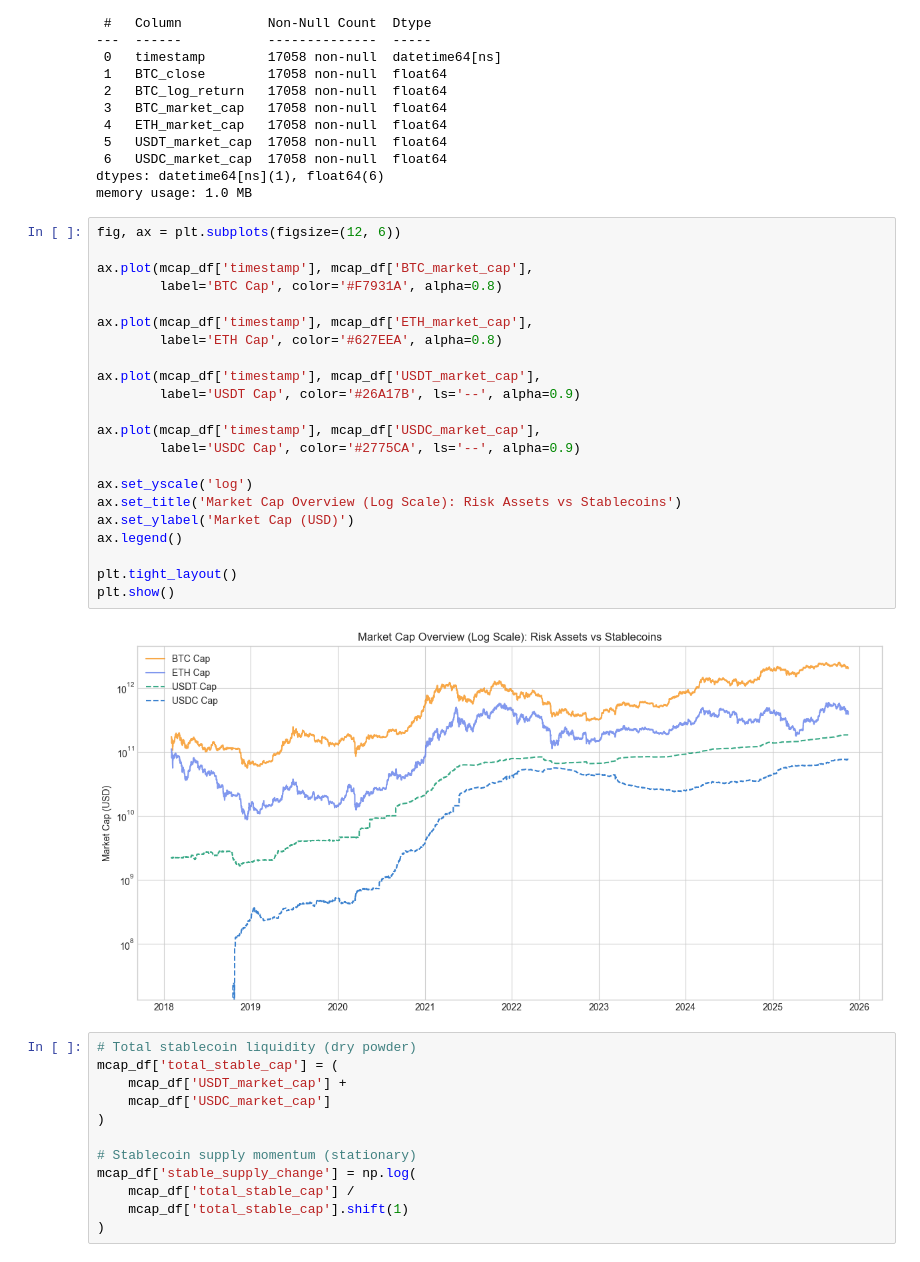
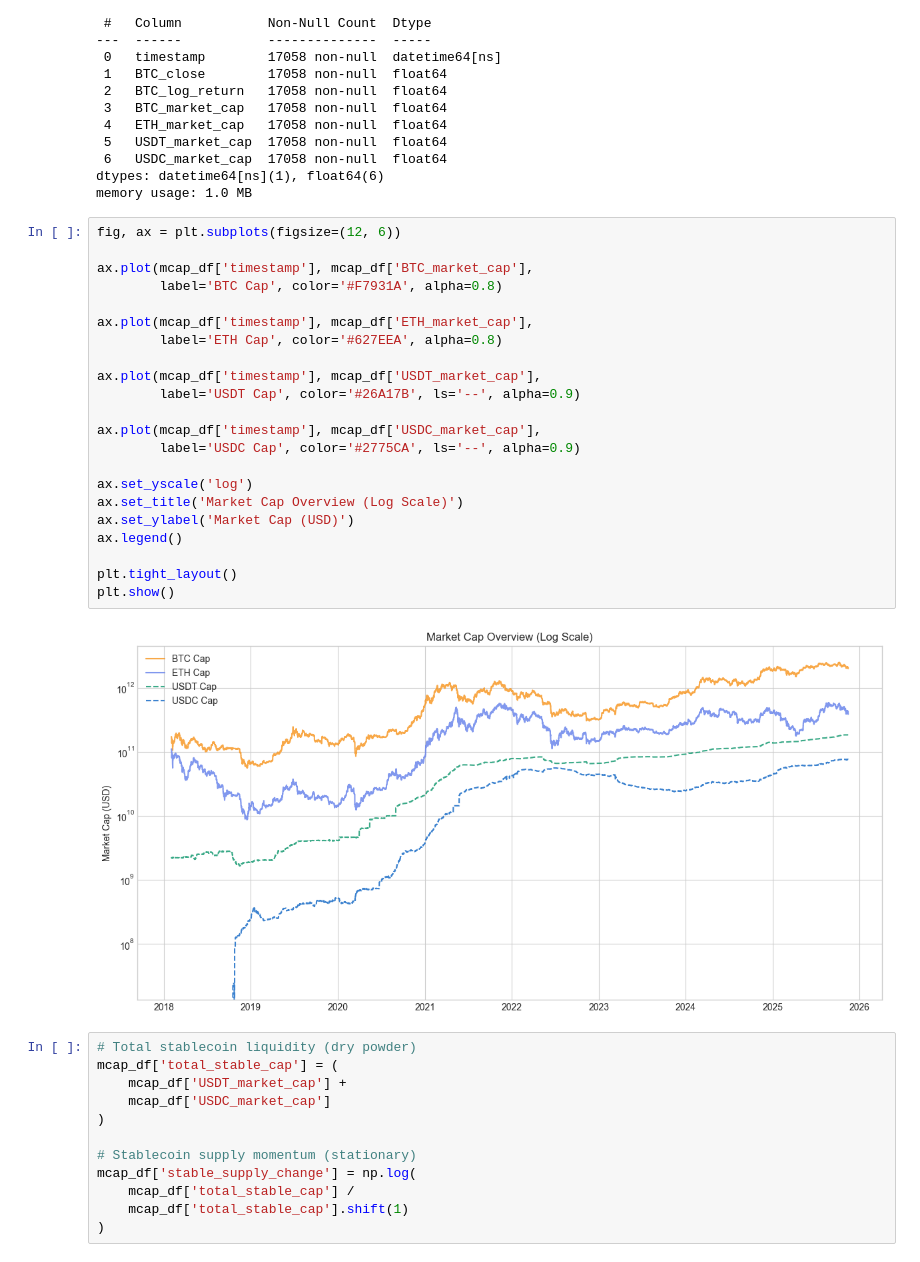
Before and after one commit to hyperformancelabs/crypto-price-forecaster, a Jupyter notebook: processors/feature_engineering.ipynb, the cells around one changed output. Saved outputs shown, nothing was run; the diff lists cells and outputs as text.

```diff
--- a/processors/feature_engineering.ipynb
+++ b/processors/feature_engineering.ipynb
@@ -449,27 +445,27 @@ memory usage: 1.0 MB
 # %%
 fig, ax = plt.subplots(figsize=(12, 6))
 
 ax.plot(mcap_df['timestamp'], mcap_df['BTC_market_cap'],
         label='BTC Cap', color='#F7931A', alpha=0.8)
 
 ax.plot(mcap_df['timestamp'], mcap_df['ETH_market_cap'],
         label='ETH Cap', color='#627EEA', alpha=0.8)
 
 ax.plot(mcap_df['timestamp'], mcap_df['USDT_market_cap'],
         label='USDT Cap', color='#26A17B', ls='--', alpha=0.9)
 
 ax.plot(mcap_df['timestamp'], mcap_df['USDC_market_cap'],
         label='USDC Cap', color='#2775CA', ls='--', alpha=0.9)
 
 ax.set_yscale('log')
-ax.set_title('Market Cap Overview (Log Scale): Risk Assets vs Stablecoins')
+ax.set_title('Market Cap Overview (Log Scale)')
 ax.set_ylabel('Market Cap (USD)')
 ax.legend()
 
 plt.tight_layout()
 plt.show()
 # %% [output]
-[figure, old version]
+[figure, new version]
 # %%
 # Total stablecoin liquidity (dry powder)
 mcap_df['total_stable_cap'] = (
```
Also changed, not shown: parts of 22 cells of this notebook, 5 other files.
